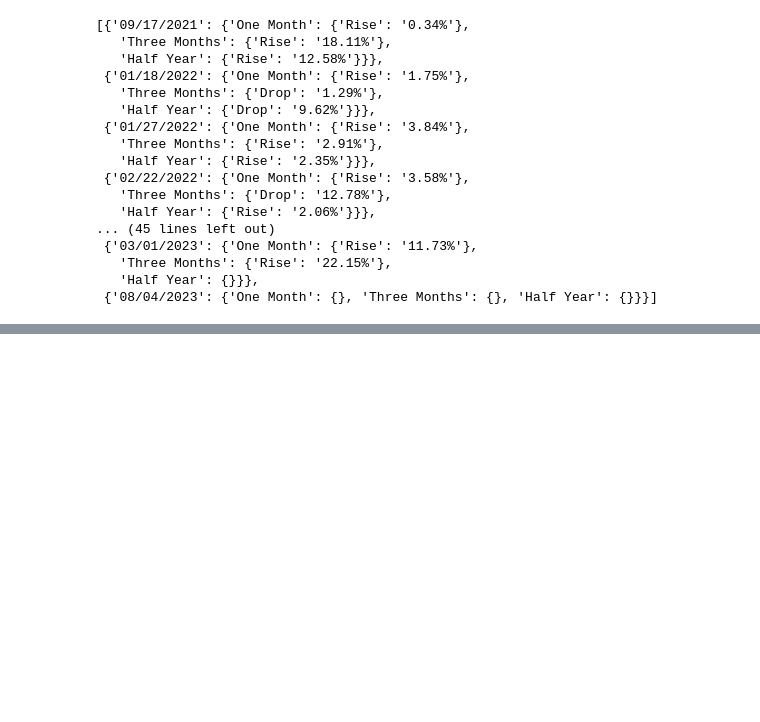
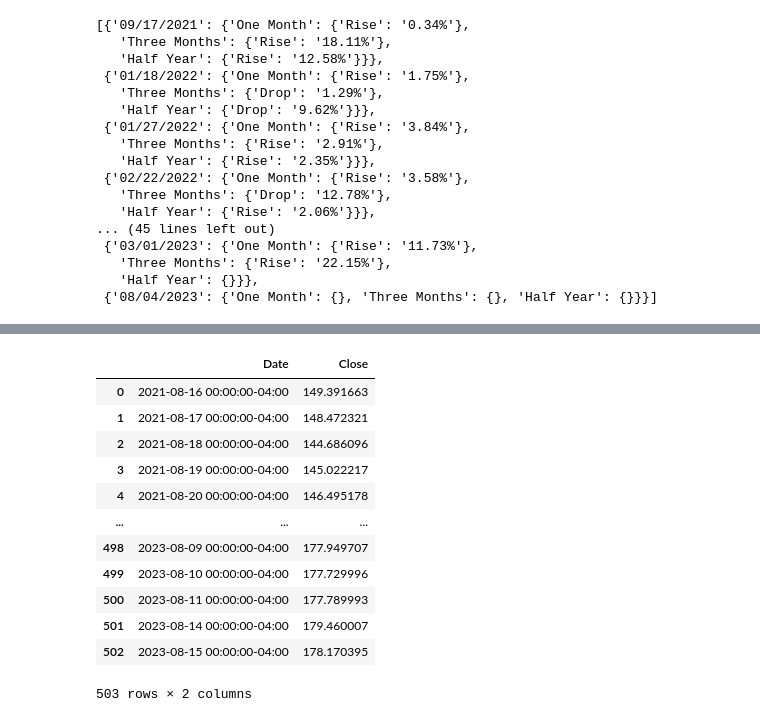
Before and after one commit to zhaoyizhuang/IE6600-Final, a Jupyter notebook: python-analysis/Final-Analyze.ipynb, the cells around one changed output, grey strips where cells are left out. Drawn from its saved outputs; the diff is of its cells as text; code cells hidden in the pictures; blank space fills up the shorter version.

```diff
--- a/python-analysis/Final-Analyze.ipynb
+++ b/python-analysis/Final-Analyze.ipynb
@@ -275,0 +309,18 @@ signals(drops)
+# %%
+import matplotlib.pyplot as plt
+p = hist
+p
+# %% [output]
+|  | Date | Close |
+| 0 | 2021-08-16 00:00:00-04:00 | 149.391663 |
+| 1 | 2021-08-17 00:00:00-04:00 | 148.472321 |
+| 2 | 2021-08-18 00:00:00-04:00 | 144.686096 |
+| 3 | 2021-08-19 00:00:00-04:00 | 145.022217 |
+| 4 | 2021-08-20 00:00:00-04:00 | 146.495178 |
+| ... | ... | ... |
+| 498 | 2023-08-09 00:00:00-04:00 | 177.949707 |
+| 499 | 2023-08-10 00:00:00-04:00 | 177.729996 |
+| 500 | 2023-08-11 00:00:00-04:00 | 177.789993 |
+| 501 | 2023-08-14 00:00:00-04:00 | 179.460007 |
+| 502 | 2023-08-15 00:00:00-04:00 | 178.170395 |
+503 rows × 2 columns
```
Also changed, not shown: parts of 7 cells of this notebook, 7 other files.
